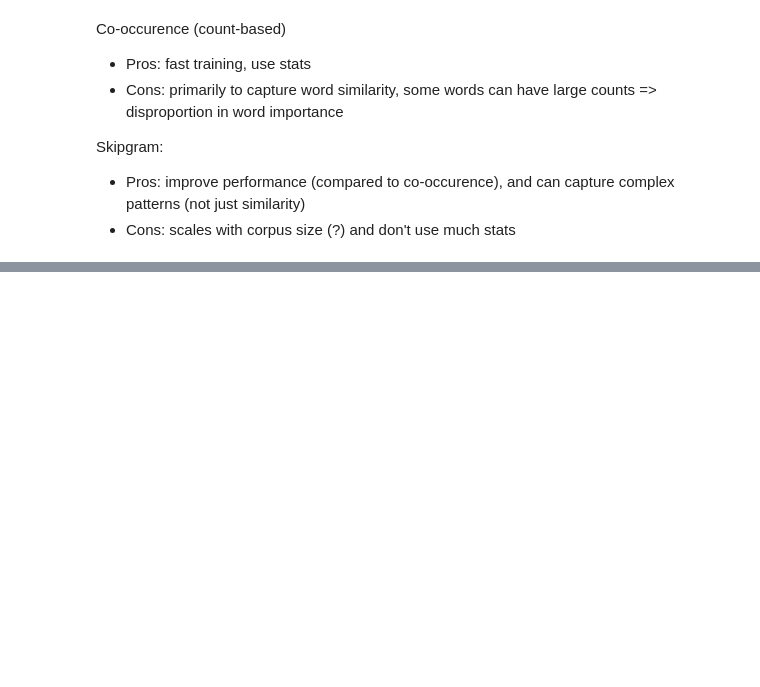
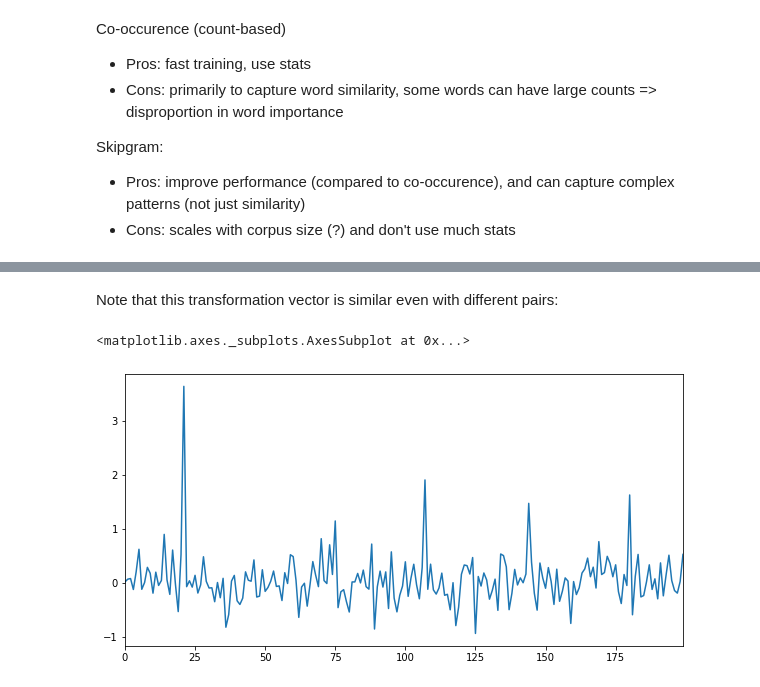
Before and after one commit to anhquan0412/nlp_practice, a Jupyter notebook: s1/exploring_word_vectors.ipynb, the cells around one changed output, grey strips where cells are left out. Drawn from its saved outputs; the diff is of its cells as text; code cells hidden in the pictures; blank space fills up the shorter version.

```diff
--- a/s1/exploring_word_vectors.ipynb
+++ b/s1/exploring_word_vectors.ipynb
@@ -906,0 +975,8 @@ Skipgram:
+# %% [markdown]
+Note that this transformation vector is similar even with different pairs:
+# %%
+corr_vec2 = get_spelling_correction_vector(('already','aleady'))
+pd.Series(corr_vec2).plot()
+# %% [output]
+<matplotlib.axes._subplots.AxesSubplot at 0x...>
+[figure, added]
```
Also changed, not shown: parts of 37 cells of this notebook.
